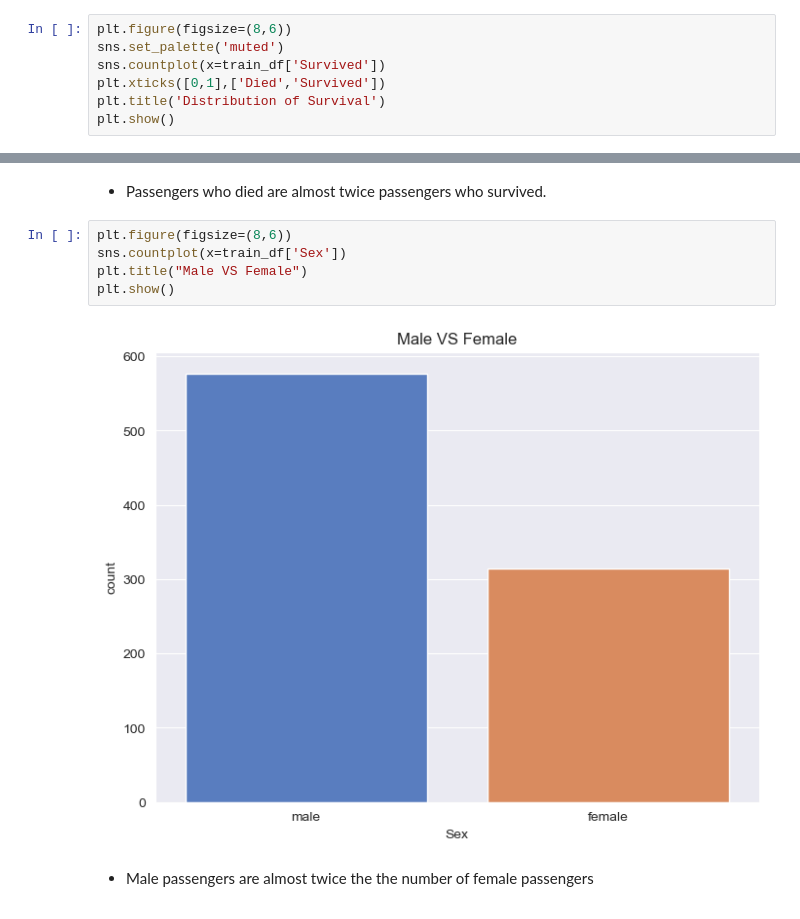
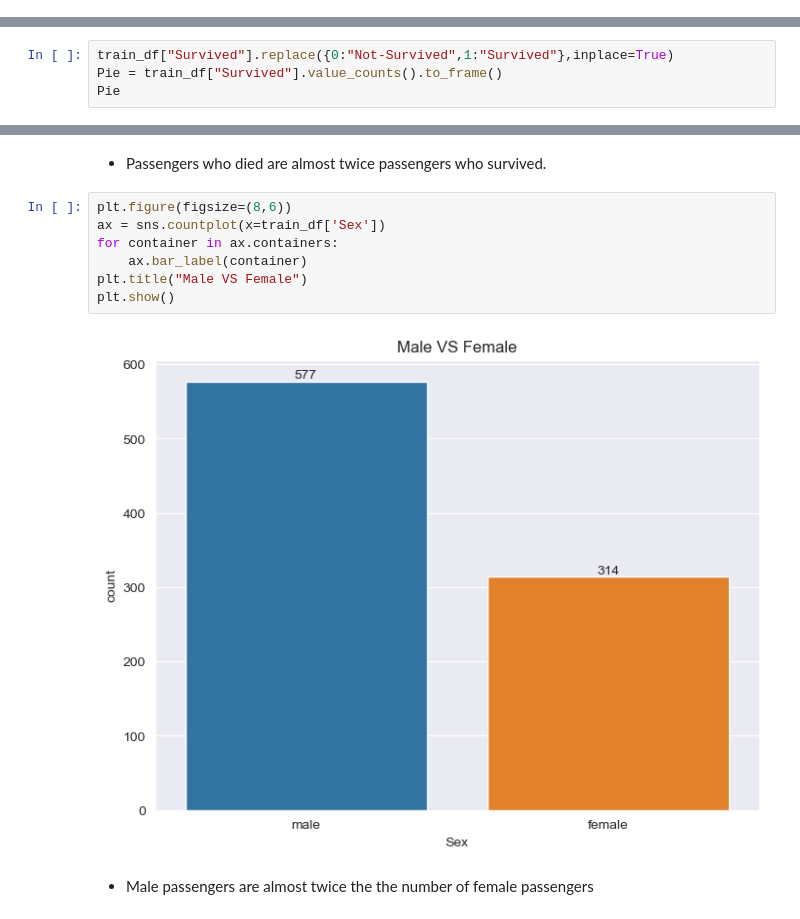
Before and after one commit to adeke910/TITANIC, a Jupyter notebook: titanic.ipynb, the cells around one changed output, grey strips where cells are left out. Saved outputs shown, nothing was run; the diff lists cells and outputs as text.

```diff
--- a/titanic.ipynb
+++ b/titanic.ipynb
@@ -150,10 +150,3 @@ Embarked       0
 dtype: int64
 # %% [markdown]
 #### Data Exploration
-# %%
-plt.figure(figsize=(8,6))
-sns.set_palette('muted')
-sns.countplot(x=train_df['Survived'])
-plt.xticks([0,1],['Died','Survived'])
-plt.title('Distribution of Survival')
-plt.show()
@@ -161,0 +153,4 @@ plt.show()
+# %%
+train_df["Survived"].replace({0:"Not-Survived",1:"Survived"},inplace=True)
+Pie = train_df["Survived"].value_counts().to_frame()
+Pie
@@ -163,10 +176,12 @@ plt.show()
 - Passengers who died are almost twice passengers who survived.
 # %%
 plt.figure(figsize=(8,6))
-sns.countplot(x=train_df['Sex'])
+ax = sns.countplot(x=train_df['Sex'])
+for container in ax.containers:
+    ax.bar_label(container)
 plt.title("Male VS Female")
 plt.show()
 # %% [output]
-[figure, old version]
+[figure, new version]
 # %% [markdown]
 - Male passengers are almost twice the the number of female passengers
```
Also changed, not shown: parts of 9 cells of this notebook.
